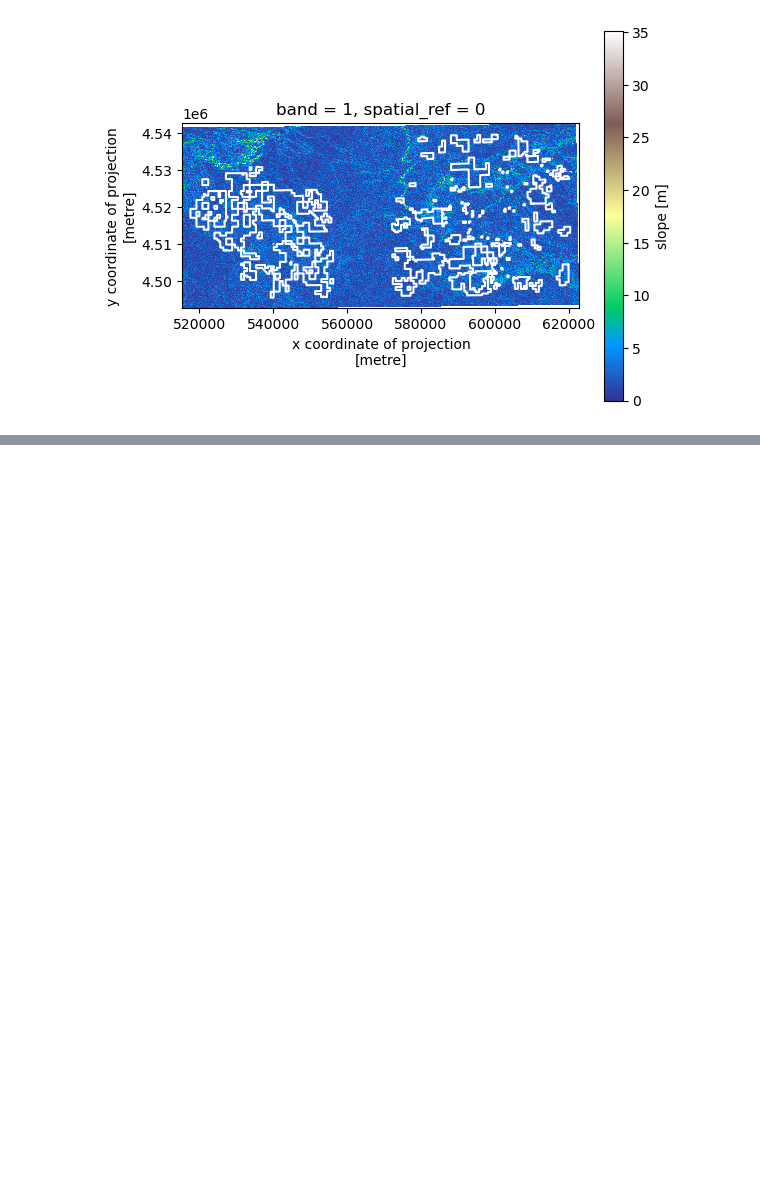
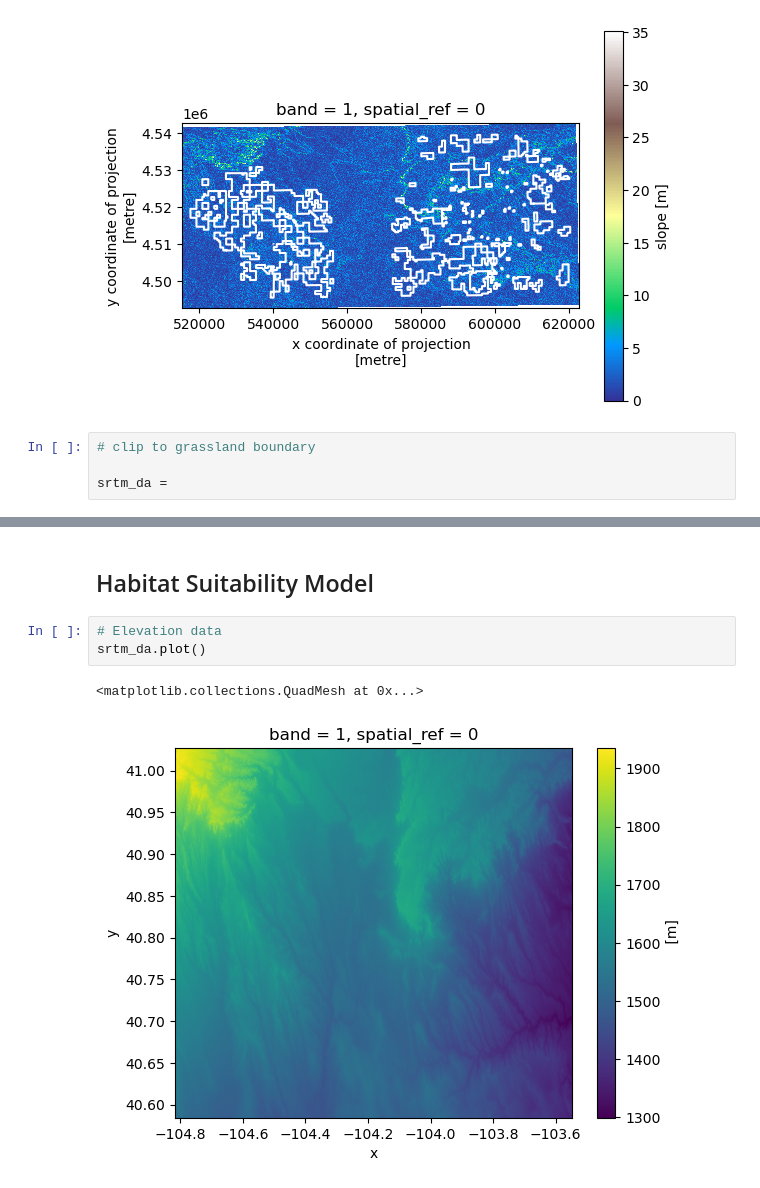
Before and after one commit to akpost21/Habitat-Suitability, a Jupyter notebook: habitat_suitability_workflow.ipynb, the cells around one changed output, grey strips where cells are left out. Saved outputs shown, nothing was run; the diff lists cells and outputs as text; blank space fills up the shorter version.

Commit message:
habitat suitability model

```diff
--- a/habitat_suitability_workflow.ipynb
+++ b/habitat_suitability_workflow.ipynb
@@ -652,6 +658,10 @@ pawnee_gdf.to_crs(utm13_epsg).boundary.plot(ax=plt.gca(), color='white')
 plt.show()
 # %% [output]
 [figure]
+# %%
+# clip to grassland boundary
+
+srtm_da =
 # %%
 #Calculate aspect
 aspect_da = xrspatial.aspect(srtm_proj_da)
@@ -666,0 +677,8 @@ plt.show()
+# %% [markdown]
+## Habitat Suitability Model
+# %%
+# Elevation data
+srtm_da.plot()
+# %% [output]
+<matplotlib.collections.QuadMesh at 0x...>
+[figure, added]
```
Also changed, not shown: parts of 13 cells of this notebook.
